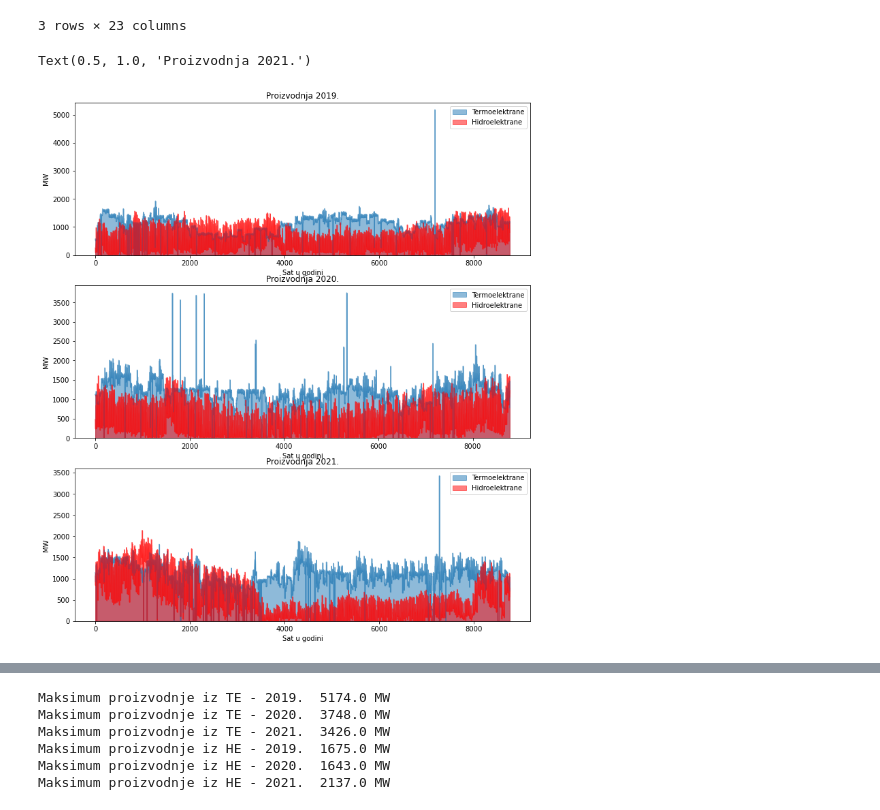
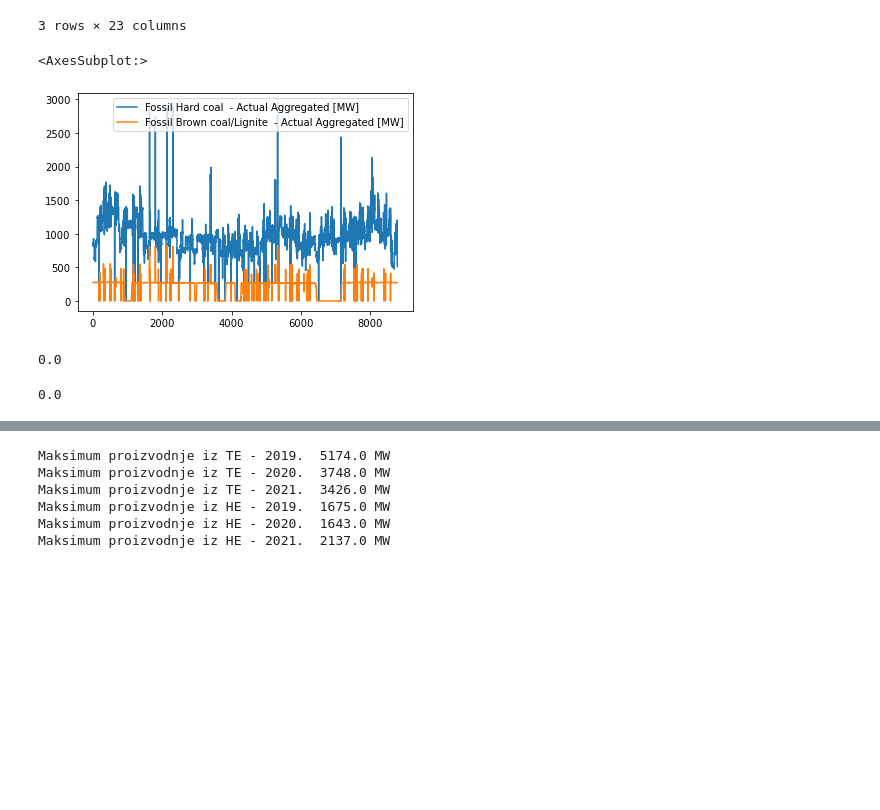
Before and after one commit to ehlimana/Electricity-analysis, a Jupyter notebook: TE_HE.ipynb, the cells around one changed output, grey strips where cells are left out. Saved outputs shown, nothing was run; the diff lists cells and outputs as text; code cells hidden in the pictures; blank space fills up the shorter version.

```diff
--- a/TE_HE.ipynb
+++ b/TE_HE.ipynb
@@ -16,4 +18,9 @@ file_2019.head(3)
 | 1 | Bosnia and Herz. (BA) | 01.01.2019 01:00 - 01.01.2019 02:... | NaN | 0.0 | NaN | ... |
 | 2 | Bosnia and Herz. (BA) | 01.01.2019 02:00 - 01.01.2019 03:... | NaN | 0.0 | NaN | ... |
 3 rows × 23 columns
+# %%
+file_2020[['Fossil Hard coal  - Actual Aggregated [MW]','Fossil Brown coal/Lignite  - Actual Aggregated [MW]']].plot()
+# %% [output]
+<AxesSubplot:>
+[figure, added]
 # %%
@@ -28,25 +30,8 @@ file_2021['Hydro  - Actual Aggregated [MW]']=file_2021['Hydro Pumped Storage  -
-# %%
-fig,ax=plt.subplots(nrows=3,figsize=(12,14))
-file_2019['Fossil coal  - Actual Aggregated [MW]'].plot(kind="area",stacked=False,label="Termoelektrane",ax=ax[0])
-file_2019['Hydro  - Actual Aggregated [MW]'].plot(kind="area",stacked=False,color="red",label="Hidroelektrane",ax=ax[0])
-ax[0].legend()
-ax[0].set_xlabel("Sat u godini")
-ax[0].set_ylabel("MW")
-ax[0].set_title("Proizvodnja 2019.")
-
-file_2020['Fossil coal  - Actual Aggregated [MW]'].plot(kind="area",stacked=False,label="Termoelektrane",ax=ax[1])
-file_2020['Hydro  - Actual Aggregated [MW]'].plot(kind="area",stacked=False,color="red",label="Hidroelektrane",ax=ax[1])
-ax[1].legend()
-ax[1].set_xlabel("Sat u godini")
-ax[1].set_ylabel("MW")
-ax[1].set_title("Proizvodnja 2020.")
-
-file_2021['Fossil coal  - Actual Aggregated [MW]'].plot(kind="area",stacked=False,label="Termoelektrane",ax=ax[2])
-file_2021['Hydro  - Actual Aggregated [MW]'].plot(kind="area",stacked=False,color="red",label="Hidroelektrane",ax=ax[2])
-ax[2].legend()
-ax[2].set_xlabel("Sat u godini")
-ax[2].set_ylabel("MW")
-ax[2].set_title("Proizvodnja 2021.")
-# %% [output]
-Text(0.5, 1.0, 'Proizvodnja 2021.')
-[figure, removed]
+# %%
+file_2020['Fossil coal  - Actual Aggregated [MW]'].min()
+# %% [output]
+0.0
+# %%
+file_2021['Fossil coal  - Actual Aggregated [MW]'].min()
+# %% [output]
+0.0
```
Also changed, not shown: parts of 71 cells of this notebook, 35 other files.
